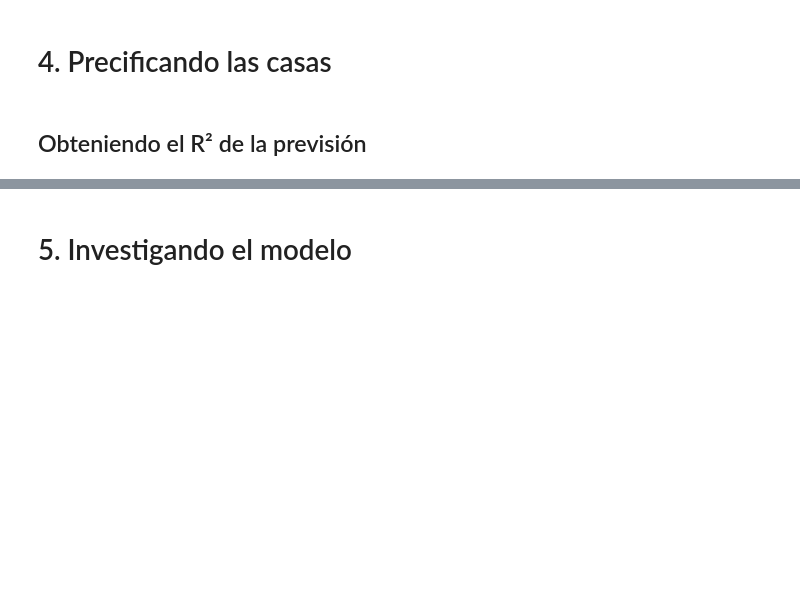
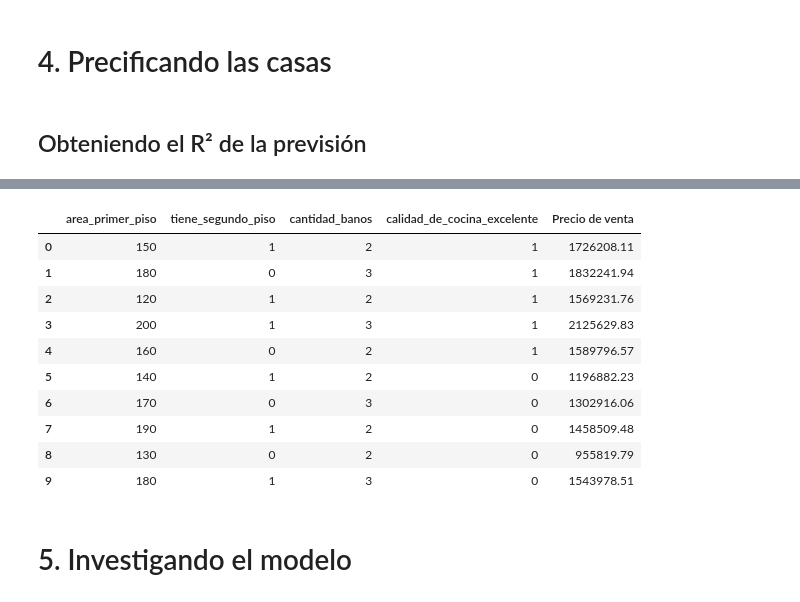
Before and after one commit to yuri19762008/001_ORACLE, a Jupyter notebook: 015_RELACIONES_REGRESION_LINEAL/precios_de_inmuebles_regresion_lineal.ipynb, the cells around one changed output, grey strips where cells are left out. Saved outputs shown, nothing was run; the diff lists cells and outputs as text; code cells hidden in the pictures; blank space fills up the shorter version.

```diff
--- a/015_RELACIONES_REGRESION_LINEAL/precios_de_inmuebles_regresion_lineal.ipynb
+++ b/015_RELACIONES_REGRESION_LINEAL/precios_de_inmuebles_regresion_lineal.ipynb
@@ -312,3 +383,5 @@ Cuál es el modelo?
 ## Obteniendo el R² de la previsión
 # %%
 # Añadiendo una constante en X_test
+X_test = sm.add_constant(X_test)
+X_test.head()
@@ -334,3 +445,5 @@ Cuál es el modelo?
 <img src="https://i.imgur.com/i0skFlB.jpeg" width="600"/>
 # %%
 # Leyendo varias casas?
+nuevas_casas = pd.read_csv('nuevas_casas.csv', sep =';')
+nuevas_casas.head()
@@ -336,0 +457,3 @@ Cuál es el modelo?
+# %%
+nuevas_casas.drop(columns='Casa', inplace=True)
+nuevas_casas.head()
@@ -337,8 +467,24 @@ Cuál es el modelo?
 # %%
 # Añadiendo una constante
+nuevas_casas = sm.add_constant(nuevas_casas)
+nuevas_casas.head()
 # %%
 # Cuál es el precio de estas nuevas casas?
-# precio_casas = pd.DataFrame()
+#precio_casas = pd.DataFrame()
+nuevas_casas['Precio de venta'] = modelo_3.predict(nuevas_casas).round(2)
+nuevas_casas
+# %% [output]
+|  | area_primer_piso | tiene_segundo_piso | cantidad_banos | calidad_de_cocina_excelente | Precio de venta |
+| 0 | 150 | 1 | 2 | 1 | 1726208.11 |
+| 1 | 180 | 0 | 3 | 1 | 1832241.94 |
+| 2 | 120 | 1 | 2 | 1 | 1569231.76 |
+| 3 | 200 | 1 | 3 | 1 | 2125629.83 |
+| 4 | 160 | 0 | 2 | 1 | 1589796.57 |
+| 5 | 140 | 1 | 2 | 0 | 1196882.23 |
+| 6 | 170 | 0 | 3 | 0 | 1302916.06 |
+| 7 | 190 | 1 | 2 | 0 | 1458509.48 |
+| 8 | 130 | 0 | 2 | 0 | 955819.79 |
+| 9 | 180 | 1 | 3 | 0 | 1543978.51 |
 # %% [markdown]
 # 5. Investigando el modelo
 # %% [markdown]
```
Also changed, not shown: parts of 31 cells of this notebook, 1 other file.
